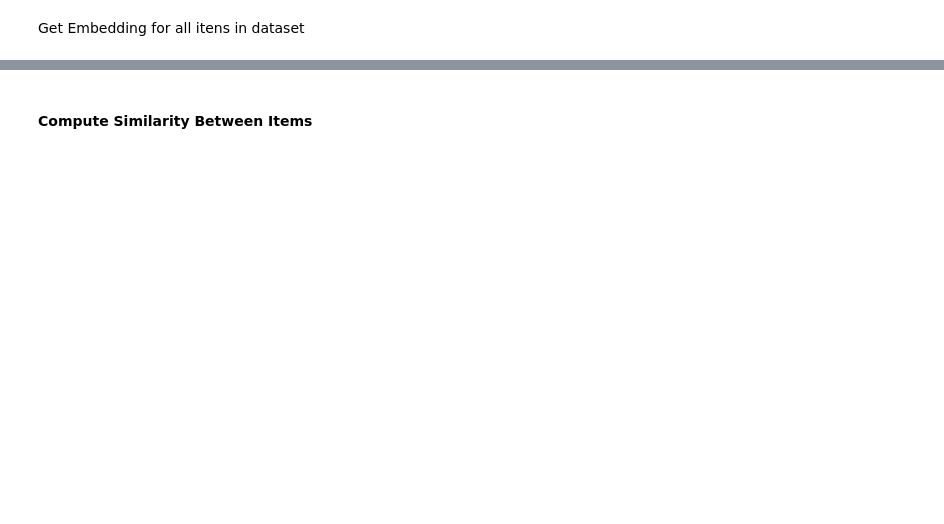
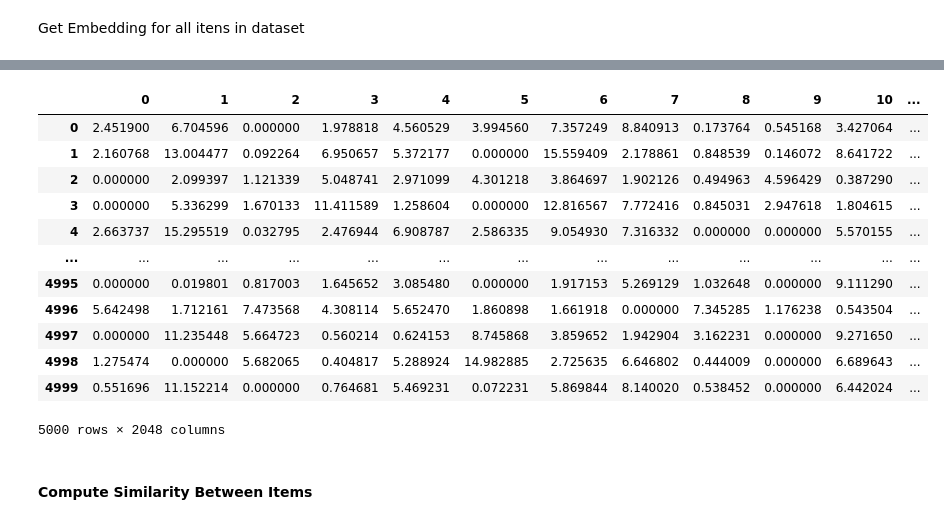
Before and after one commit to zubair761822/Image-Embeddings-, a Jupyter notebook: Building_a_feautures_extraction_using_Python,Spark,CNN.ipynb, the cells around one changed output, grey strips where cells are left out. Cells and saved outputs as stored; diff of their text form; code cells hidden in the pictures; blank space fills up the shorter version.

```diff
--- a/Building_a_feautures_extraction_using_Python,Spark,CNN.ipynb
+++ b/Building_a_feautures_extraction_using_Python,Spark,CNN.ipynb
@@ -495,3 +419,19 @@ Wall time: 7min 31s
+# %%
+df_embs
+# %% [output]
+|  | 0 | 1 | 2 | 3 | 4 | 5 | 6 | 7 | 8 | 9 | 10 | ... |
+| 0 | 2.451900 | 6.704596 | 0.000000 | 1.978818 | 4.560529 | 3.994560 | 7.357249 | 8.840913 | 0.173764 | 0.545168 | 3.427064 | ... |
+| 1 | 2.160768 | 13.004477 | 0.092264 | 6.950657 | 5.372177 | 0.000000 | 15.559409 | 2.178861 | 0.848539 | 0.146072 | 8.641722 | ... |
+| 2 | 0.000000 | 2.099397 | 1.121339 | 5.048741 | 2.971099 | 4.301218 | 3.864697 | 1.902126 | 0.494963 | 4.596429 | 0.387290 | ... |
+| 3 | 0.000000 | 5.336299 | 1.670133 | 11.411589 | 1.258604 | 0.000000 | 12.816567 | 7.772416 | 0.845031 | 2.947618 | 1.804615 | ... |
+| 4 | 2.663737 | 15.295519 | 0.032795 | 2.476944 | 6.908787 | 2.586335 | 9.054930 | 7.316332 | 0.000000 | 0.000000 | 5.570155 | ... |
+| ... | ... | ... | ... | ... | ... | ... | ... | ... | ... | ... | ... | ... |
+| 4995 | 0.000000 | 0.019801 | 0.817003 | 1.645652 | 3.085480 | 0.000000 | 1.917153 | 5.269129 | 1.032648 | 0.000000 | 9.111290 | ... |
+| 4996 | 5.642498 | 1.712161 | 7.473568 | 4.308114 | 5.652470 | 1.860898 | 1.661918 | 0.000000 | 7.345285 | 1.176238 | 0.543504 | ... |
+| 4997 | 0.000000 | 11.235448 | 5.664723 | 0.560214 | 0.624153 | 8.745868 | 3.859652 | 1.942904 | 3.162231 | 0.000000 | 9.271650 | ... |
+| 4998 | 1.275474 | 0.000000 | 5.682065 | 0.404817 | 5.288924 | 14.982885 | 2.725635 | 6.646802 | 0.444009 | 0.000000 | 6.689643 | ... |
+| 4999 | 0.551696 | 11.152214 | 0.000000 | 0.764681 | 5.469231 | 0.072231 | 5.869844 | 8.140020 | 0.538452 | 0.000000 | 6.442024 | ... |
+5000 rows × 2048 columns
 # %% [markdown]
 #### Compute Similarity Between Items
 # %% [markdown]
```
Also changed, not shown: parts of 42 cells of this notebook.
